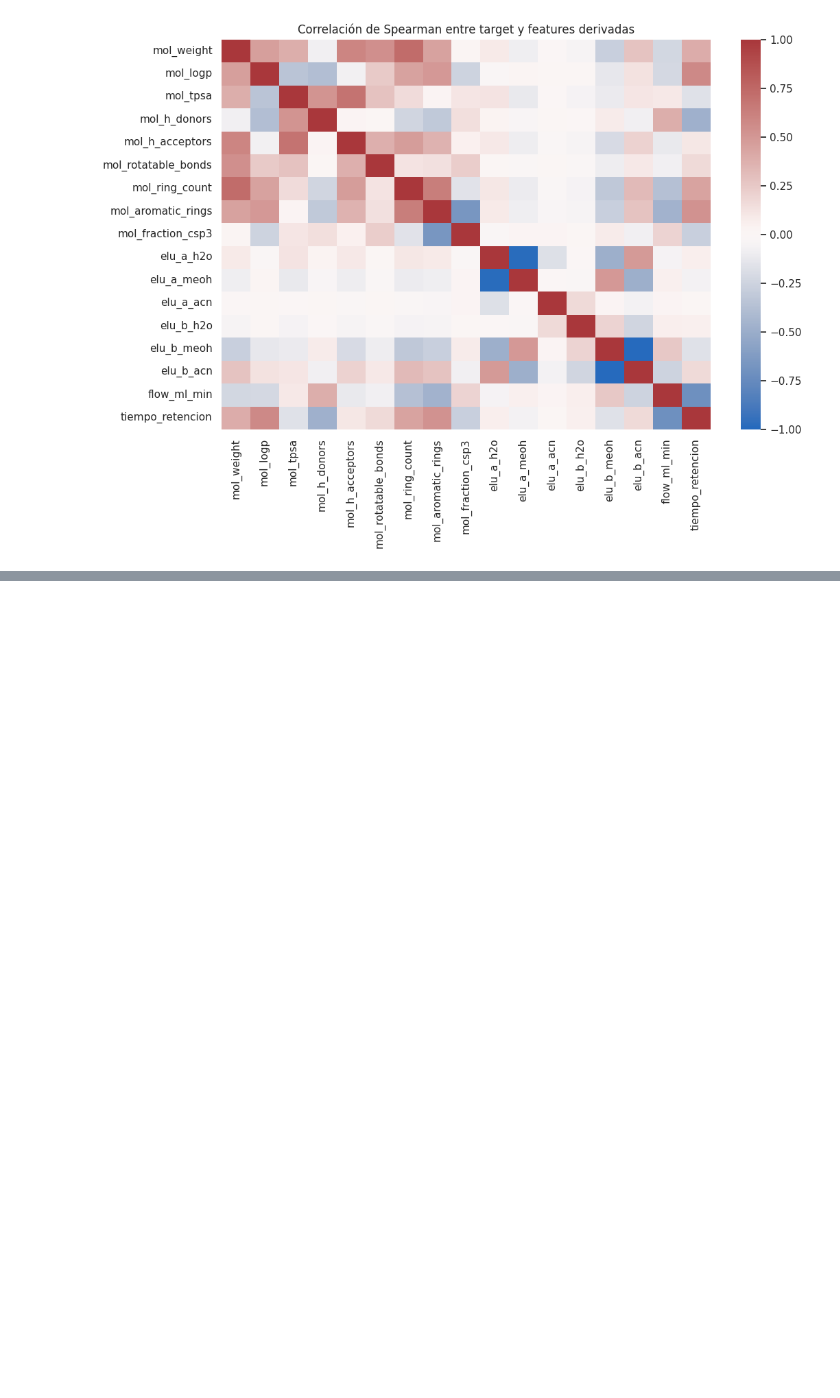
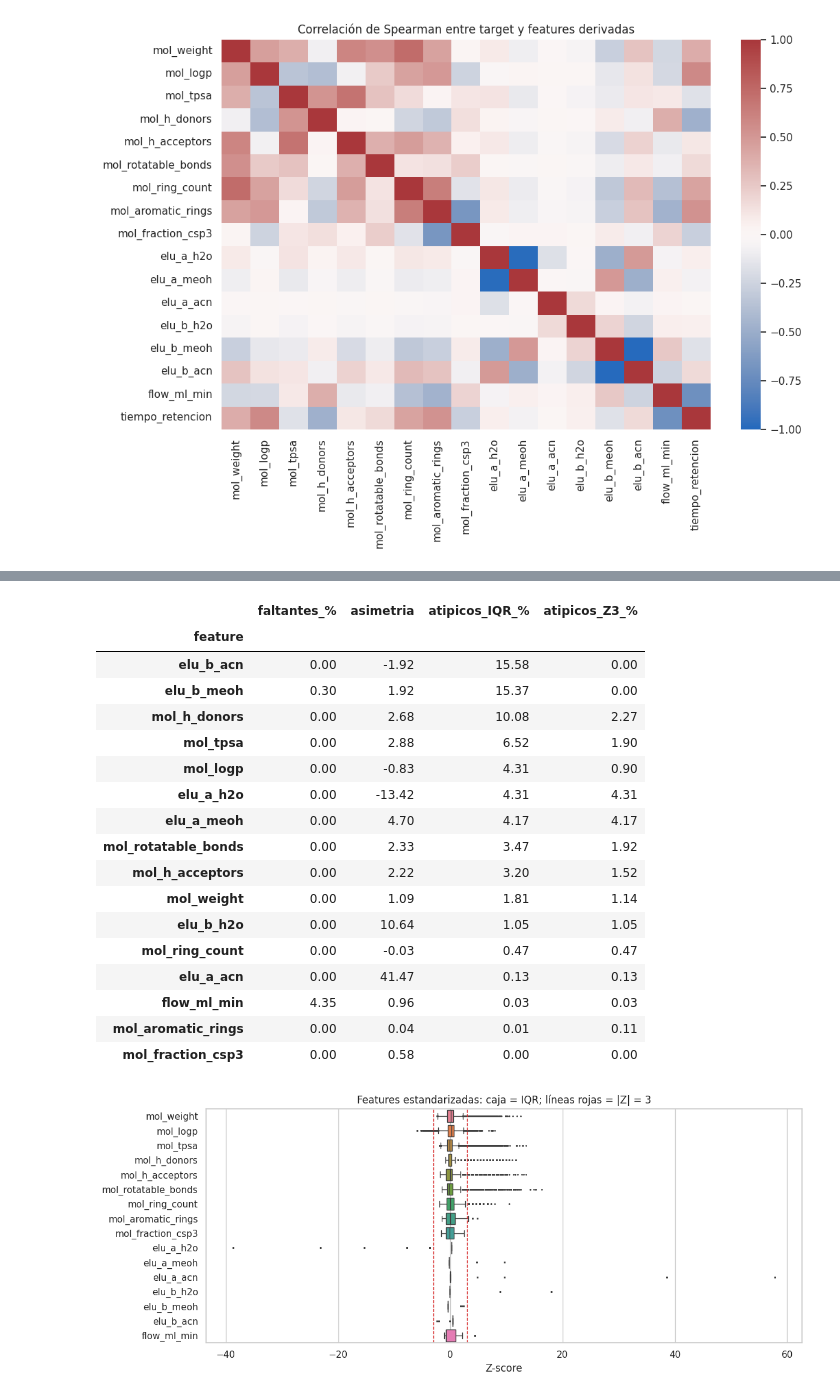
Before and after one commit to ErickNaunay/data-science-end-to-end, a Jupyter notebook: psets/pset-03/notebooks/01_eda.ipynb, the cells around one changed output, grey strips where cells are left out. Saved outputs shown, nothing was run; the diff lists cells and outputs as text; code cells hidden in the pictures; blank space fills up the shorter version.

```diff
--- a/psets/pset-03/notebooks/01_eda.ipynb
+++ b/psets/pset-03/notebooks/01_eda.ipynb
@@ -130,0 +171,51 @@ No se eliminan atípicos automáticamente: se conservan salvo evidencia de error
+# %%
+def outlier_summary(frame):
+    rows = []
+    for column in frame.columns:
+        values = frame[column].dropna().astype(float)
+        q_low, q_high = values.quantile([0.25, 0.75])
+        spread = q_high - q_low
+        iqr_flag = (values < q_low - 1.5 * spread) | (values > q_high + 1.5 * spread)
+        std = values.std(ddof=0)
+        z_flag = ((values - values.mean()) / std).abs() >= 3 if std > 0 else values.lt(values.min())
+        rows.append({
+            "feature": column,
+            "faltantes_%": 100 * frame[column].isna().mean(),
+            "asimetria": stats.skew(values) if std > 0 else 0.0,
+            "atipicos_IQR_%": 100 * iqr_flag.mean(),
+            "atipicos_Z3_%": 100 * z_flag.mean(),
+        })
+    return pd.DataFrame(rows).set_index("feature").sort_values("atipicos_IQR_%", ascending=False)
+
+feature_outlier_table = outlier_summary(derived)
+display(feature_outlier_table.round(2))
+
+standardized = (derived - derived.mean()) / derived.std(ddof=0).replace(0, np.nan)
+plt.figure(figsize=(12, 5))
+sns.boxplot(data=standardized.dropna(axis=1, how="all"), orient="h", fliersize=1)
+plt.axvline(3, color="tab:red", ls="--", lw=1)
+plt.axvline(-3, color="tab:red", ls="--", lw=1)
+plt.title("Features estandarizadas: caja = IQR; líneas rojas = |Z| = 3")
+plt.xlabel("Z-score")
+plt.tight_layout()
+plt.show()
+# %% [output]
+|  | faltantes_% | asimetria | atipicos_IQR_% | atipicos_Z3_% |
+| feature |  |  |  |  |
+| elu_b_acn | 0.00 | -1.92 | 15.58 | 0.00 |
+| elu_b_meoh | 0.30 | 1.92 | 15.37 | 0.00 |
+| mol_h_donors | 0.00 | 2.68 | 10.08 | 2.27 |
+| mol_tpsa | 0.00 | 2.88 | 6.52 | 1.90 |
+| mol_logp | 0.00 | -0.83 | 4.31 | 0.90 |
+| elu_a_h2o | 0.00 | -13.42 | 4.31 | 4.31 |
+| elu_a_meoh | 0.00 | 4.70 | 4.17 | 4.17 |
+| mol_rotatable_bonds | 0.00 | 2.33 | 3.47 | 1.92 |
+| mol_h_acceptors | 0.00 | 2.22 | 3.20 | 1.52 |
+| mol_weight | 0.00 | 1.09 | 1.81 | 1.14 |
+| elu_b_h2o | 0.00 | 10.64 | 1.05 | 1.05 |
+| mol_ring_count | 0.00 | -0.03 | 0.47 | 0.47 |
+| elu_a_acn | 0.00 | 41.47 | 0.13 | 0.13 |
+| flow_ml_min | 4.35 | 0.96 | 0.03 | 0.03 |
+| mol_aromatic_rings | 0.00 | 0.04 | 0.01 | 0.11 |
+| mol_fraction_csp3 | 0.00 | 0.58 | 0.00 | 0.00 |
+[figure, added]
```
Also changed, not shown: parts of 8 cells of this notebook, 28 other files.
